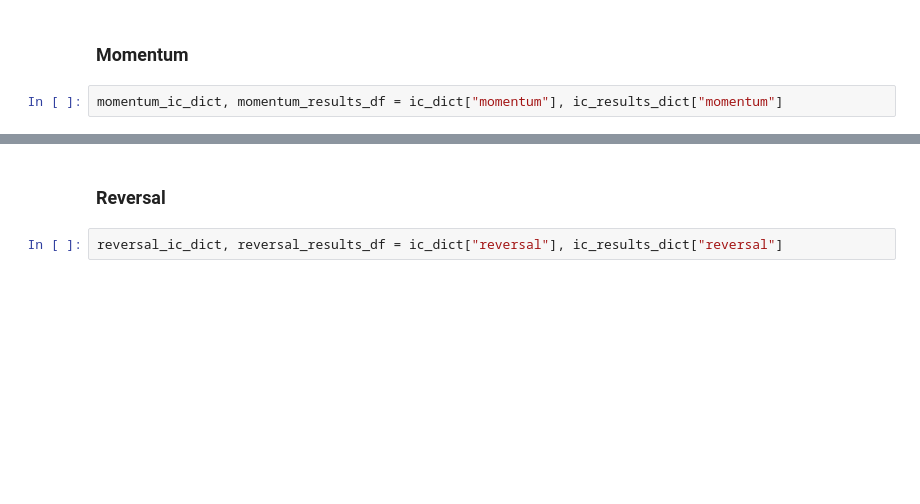
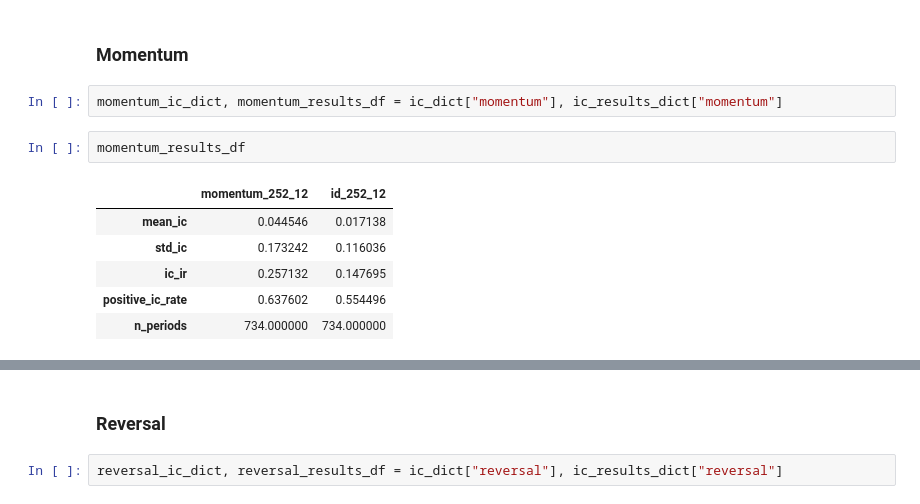
Before and after one commit to hungryfire267/systematic-equities-research, a Jupyter notebook: notebooks/research.ipynb, the cells around one changed output, grey strips where cells are left out. Drawn from its saved outputs; the diff is of its cells as text; blank space fills up the shorter version.

```diff
--- a/notebooks/research.ipynb
+++ b/notebooks/research.ipynb
@@ -88,6 +108,15 @@ plot_ic_summary_bar(microstructure_ic_dict, microstructure_results_df, "microstr
 ### Momentum
 # %%
 momentum_ic_dict, momentum_results_df = ic_dict["momentum"], ic_results_dict["momentum"]
+# %%
+momentum_results_df
+# %% [output]
+|  | momentum_252_12 | id_252_12 |
+| mean_ic | 0.044546 | 0.017138 |
+| std_ic | 0.173242 | 0.116036 |
+| ic_ir | 0.257132 | 0.147695 |
+| positive_ic_rate | 0.637602 | 0.554496 |
+| n_periods | 734.000000 | 734.000000 |
 # %%
 plot_ic_timeseries(momentum_ic_dict, "momentum")
 # %% [output]
```
Also changed, not shown: parts of 10 cells of this notebook, 2 other files.
